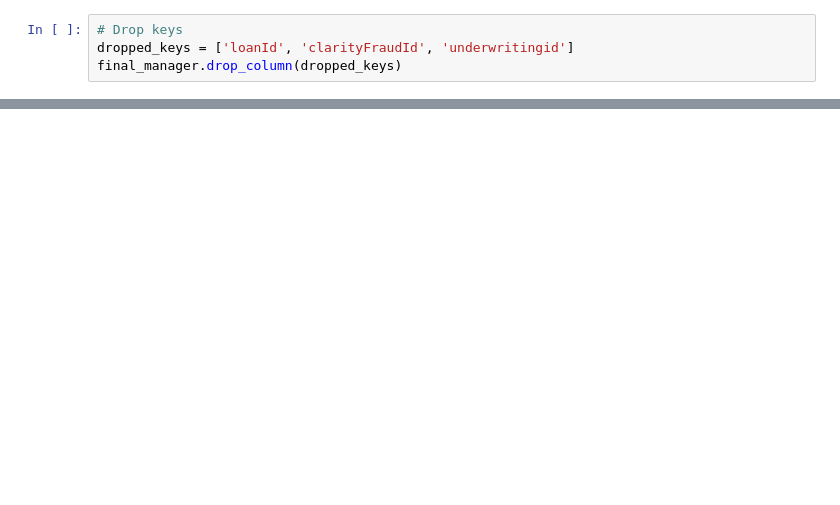
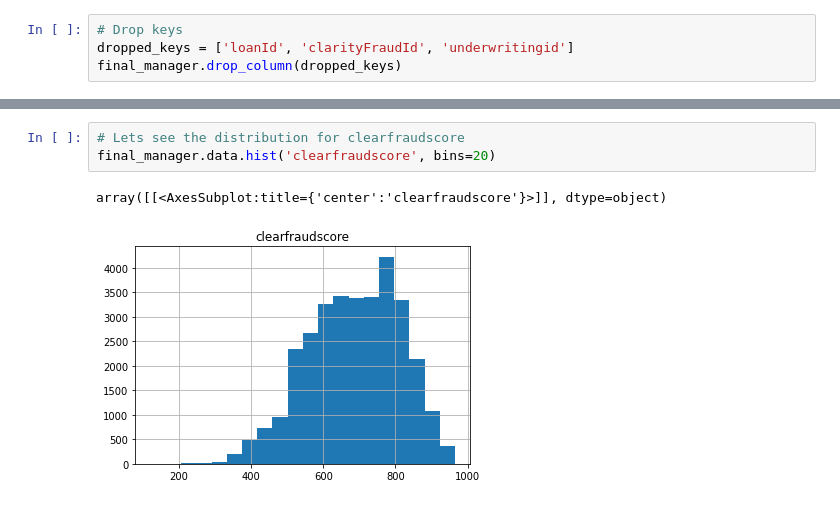
Before and after one commit to Mkho-cs/Loan-Repayment-EDA-Predictive, a Jupyter notebook: notebooks/data_transform.ipynb, the cells around one changed output, grey strips where cells are left out. Saved outputs shown, nothing was run; the diff lists cells and outputs as text; blank space fills up the shorter version.

```diff
--- a/notebooks/data_transform.ipynb
+++ b/notebooks/data_transform.ipynb
@@ -260,0 +285,6 @@ Number of records with NaN: 6924
+# %%
+# Lets see the distribution for clearfraudscore
+final_manager.data.hist('clearfraudscore', bins=20)
+# %% [output]
+array([[<AxesSubplot:title={'center':'clearfraudscore'}>]], dtype=object)
+[figure, added]
```
Also changed, not shown: parts of 13 cells of this notebook.
